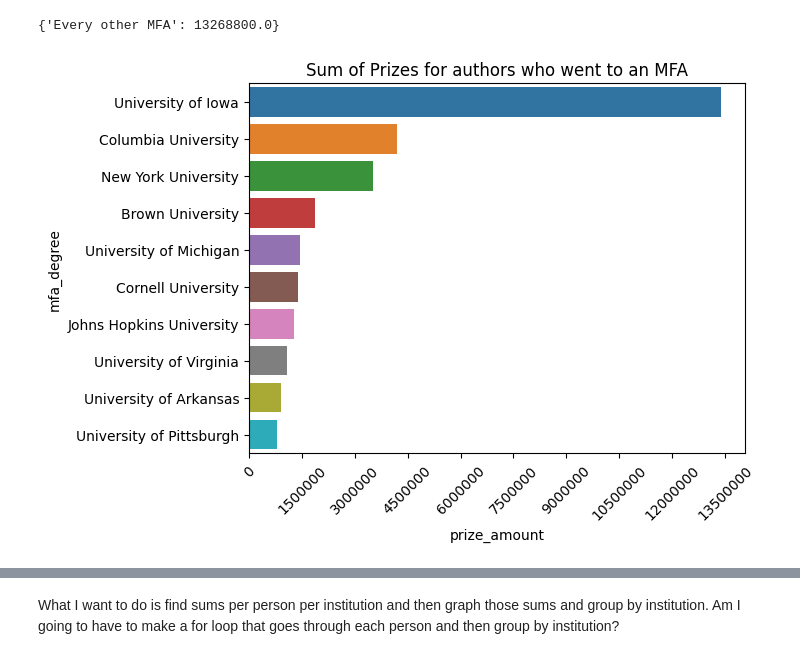
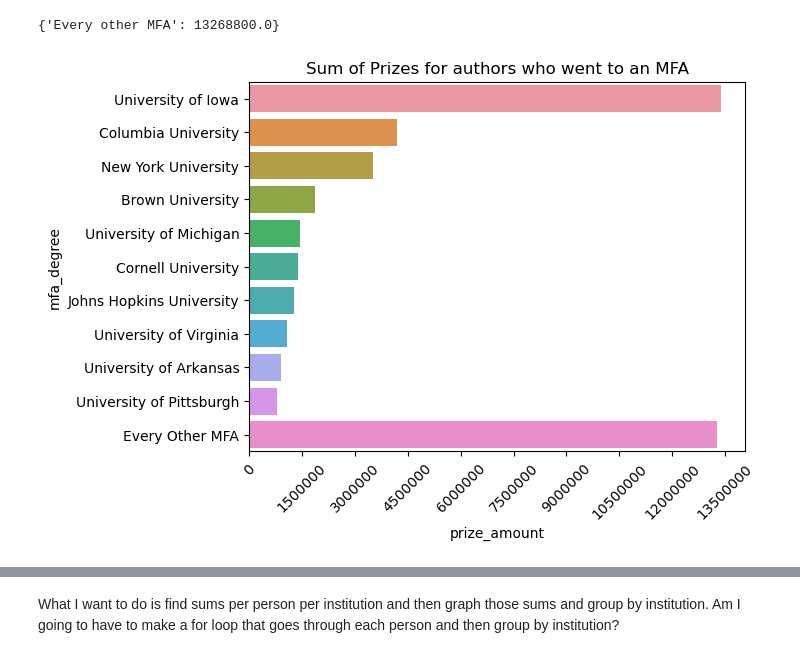
Before and after one commit to abigwind/literary-prizes, a Jupyter notebook: LitearyPrizesEDA.ipynb, the cells around one changed output, grey strips where cells are left out. Cells and saved outputs as stored; diff of their text form; code cells hidden in the pictures.

```diff
--- a/LitearyPrizesEDA.ipynb
+++ b/LitearyPrizesEDA.ipynb
@@ -232,15 +232,17 @@ print(other)
 # %%
 top_other = top_mfa
 top_other.loc['Every Other MFA'] = 13268800
+# %%
+y=top_mfa.index
 # %%
-sns.barplot(top_mfa, x='prize_amount', y='mfa_degree')
+sns.barplot(top_mfa, x='prize_amount', y=y)
 plt.title('Sum of Prizes for authors who went to an MFA')
 plt.xticks(np.arange(0.0,14000000.0, 1500000.))
 plt.ticklabel_format(style='plain', axis='x')
 plt.xticks(rotation=45)
 plt.show()
 # %% [output]
-[figure, old version]
+[figure, new version]
 # %%
 #Pie chart of the distribution of sums of prize amounts for top 10 MFA program winners
 
```
Also changed, not shown: parts of 83 cells of this notebook.
